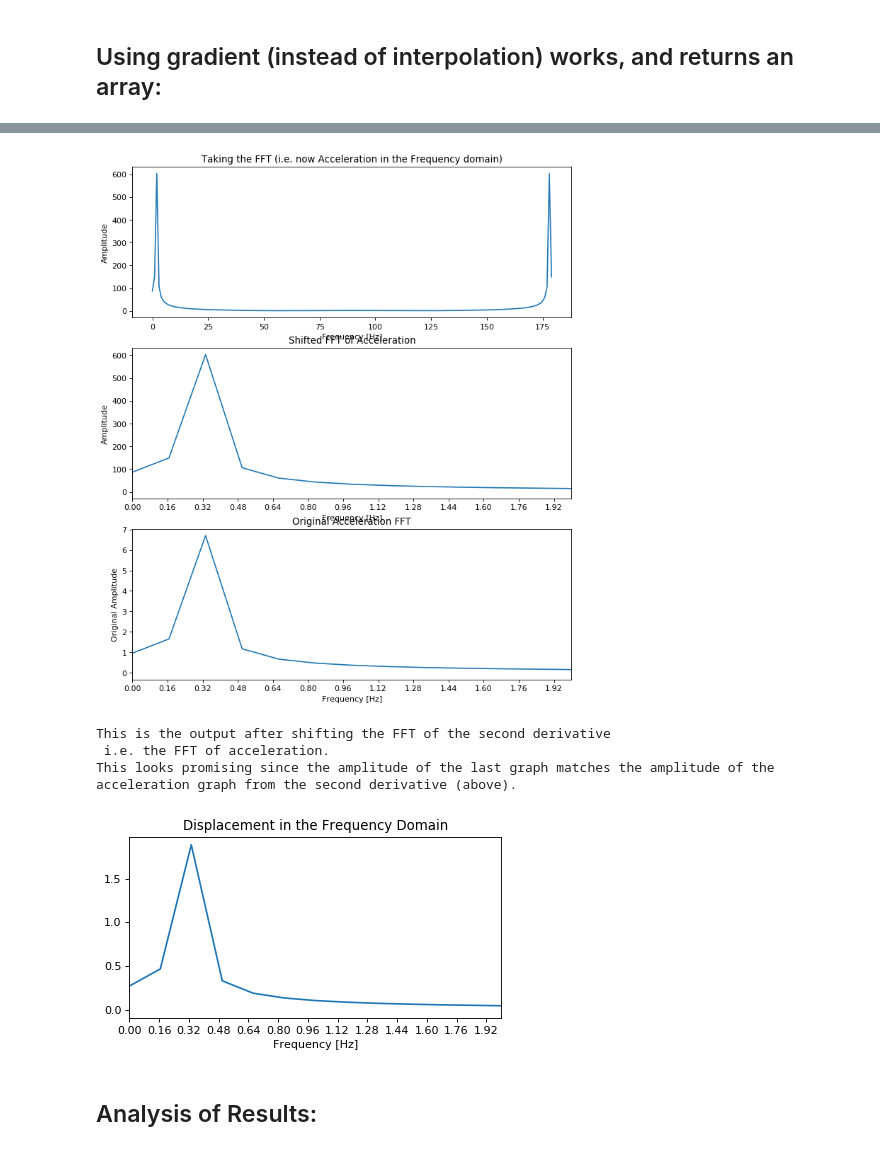
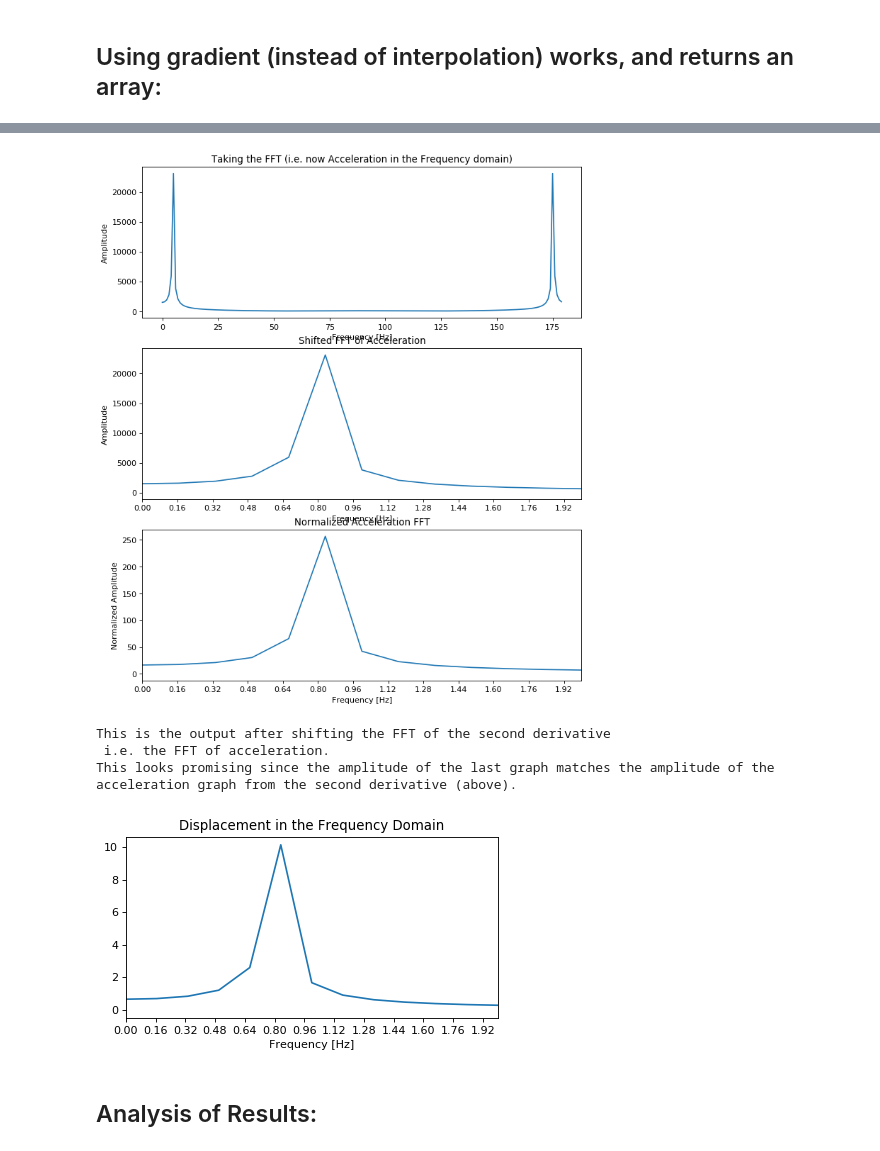
Before and after one commit to pjsimmon/E4E_Smartfin, a Jupyter notebook: Test_FFT2.ipynb, the cells around one changed output, grey strips where cells are left out. Saved outputs shown, nothing was run; the diff lists cells and outputs as text; code cells hidden in the pictures.

Commit message:
Working on Wave Height

```diff
--- a/Test_FFT2.ipynb
+++ b/Test_FFT2.ipynb
@@ -66,11 +70,14 @@ plt.show()
 f_s = 30.0  # sampling frequency, Hz
 #f = 0.16    # frequency we're looking for in FFT, Hz
 time = np.arange(0.0, 6.0, 1/f_s)  #6 second period
-#y = 1 * np.sin(2 * np.pi * f * time)   #construction of the sine wave with 1m amplitude
+#amplitude = 1
+#y = amplitude * np.sin(2 * np.pi * f * time)   #construction of the sine wave with 1m amplitude
 
 #Test #2:
-y = 2 * np.sin(2 * np.pi * f * time)   #construction of the sine wave
-f = 0.30
+amplitude = 11
+f = 0.80
+y = amplitude * np.sin(2 * np.pi * f * time)   #construction of the sine wave
+
 #Here, using 2 to see if we can get back our original amplitude of 2 (using 1m amplitude is less robust).
 
 
@@ -119,9 +126,9 @@ ax2.set_xlim(0,2)
 ax2.set_xticks(np.arange(0,2, step=.16))
 
 ax3.plot(freq_shifted, fft_normal)
-ax3.set_title('FFT of Displacement with Original Amplitude')
+ax3.set_title('FFT of Displacement with Normalized Amplitude')
 ax3.set_xlabel("Frequency (Hz)")
-ax3.set_ylabel('Original Amplitude')
+ax3.set_ylabel('Normalized Amplitude')
 ax3.set_xlim(0,2)
 ax3.set_xticks(np.arange(0,2, step=.16))
 
@@ -193,36 +200,36 @@ fig = plt.figure(num=None, figsize=(10, 12), dpi=80, facecolor='w', edgecolor='k
 
 
 # Returns the Axes instance
 ax1 = fig.add_subplot(311)
 ax2 = fig.add_subplot(312)
 ax3 = fig.add_subplot(313)
 
 
 ax1.plot(np.abs(fft_fpp))
 ax1.set_title('Taking the FFT (i.e. now Acceleration in the Frequency domain)')
 ax1.set_xlabel('Frequency [Hz]')
 ax1.set_ylabel('Amplitude')
 
 ax2.plot(freq_fpp_shifted, np.abs(fft_fpp_shifted))
 ax2.set_title('Shifted FFT of Acceleration')
 ax2.set_xlabel('Frequency [Hz]')
 ax2.set_ylabel('Amplitude')
 ax2.set_xlim(0,2)
 ax2.set_xticks(np.arange(0,2, step=.16))
 
 ax3.plot(freq_fpp_shifted, fft_fpp_normal)
-ax3.set_title('Original Acceleration FFT')
+ax3.set_title('Normalized Acceleration FFT')
 ax3.set_xlabel('Frequency [Hz]')
-ax3.set_ylabel('Original Amplitude')
+ax3.set_ylabel('Normalized Amplitude')
 ax3.set_xlim(0,2)
 ax3.set_xticks(np.arange(0,2, step=.16))
 
 plt.show()
 
 print("This is the output after shifting the FFT of the second derivative \n i.e. the FFT of acceleration.")
 print("This looks promising since the amplitude of the last graph matches the amplitude of the acceleration graph from the second derivative (above).")
 # %% [output]
-[figure, old version]
+[figure, new version]
 This is the output after shifting the FFT of the second derivative
  i.e. the FFT of acceleration.
 This looks promising since the amplitude of the last graph matches the amplitude of the acceleration graph from the second derivative (above).
@@ -257,7 +264,7 @@ plt.xticks(np.arange(0,2, step=.16))
 
 plt.show()
 # %% [output]
-[figure, old version]
+[figure, new version]
 # %% [markdown]
 ## Analysis of Results:
 # %%
```
Also changed, not shown: parts of 4 cells of this notebook, 2 other files.
